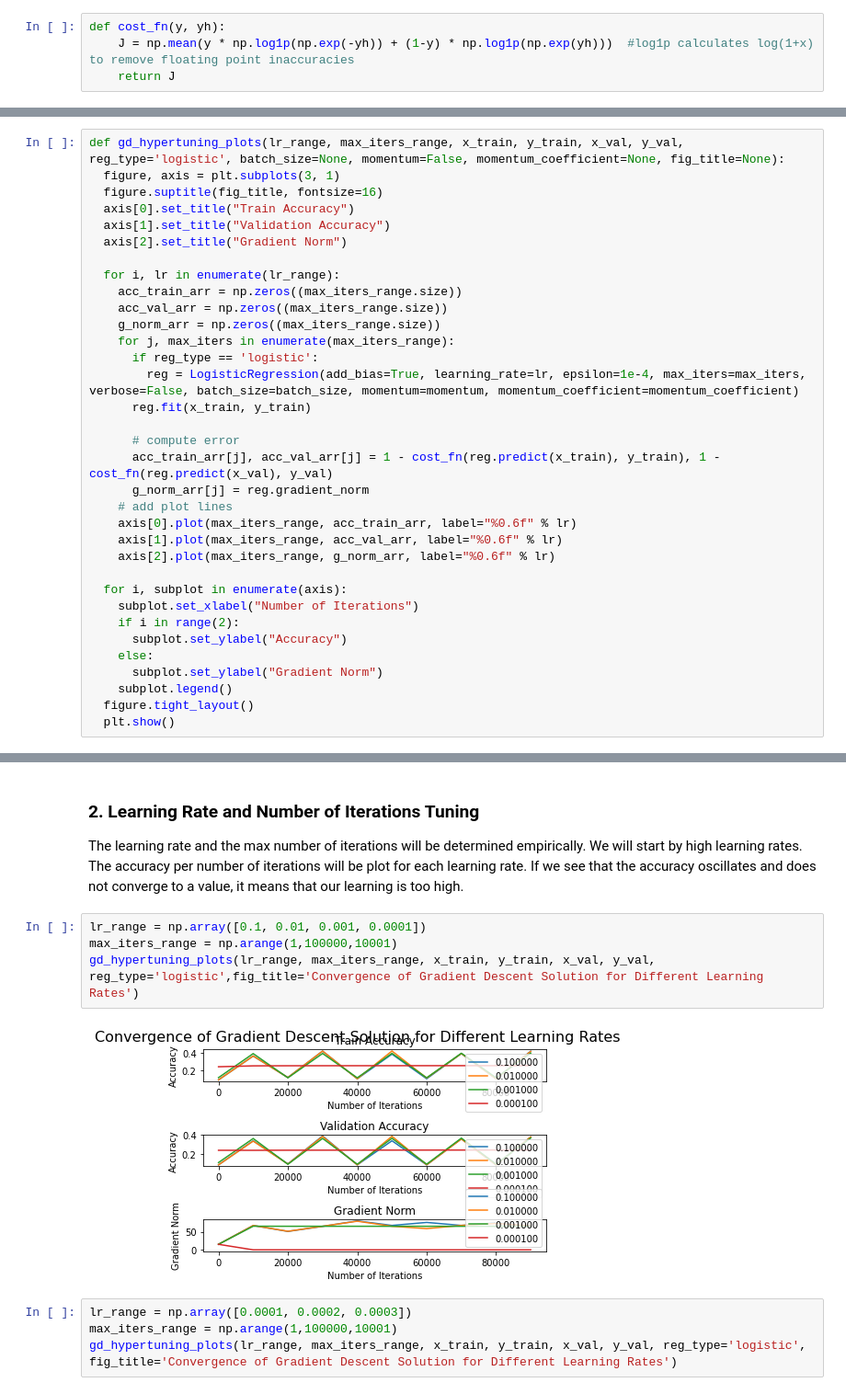
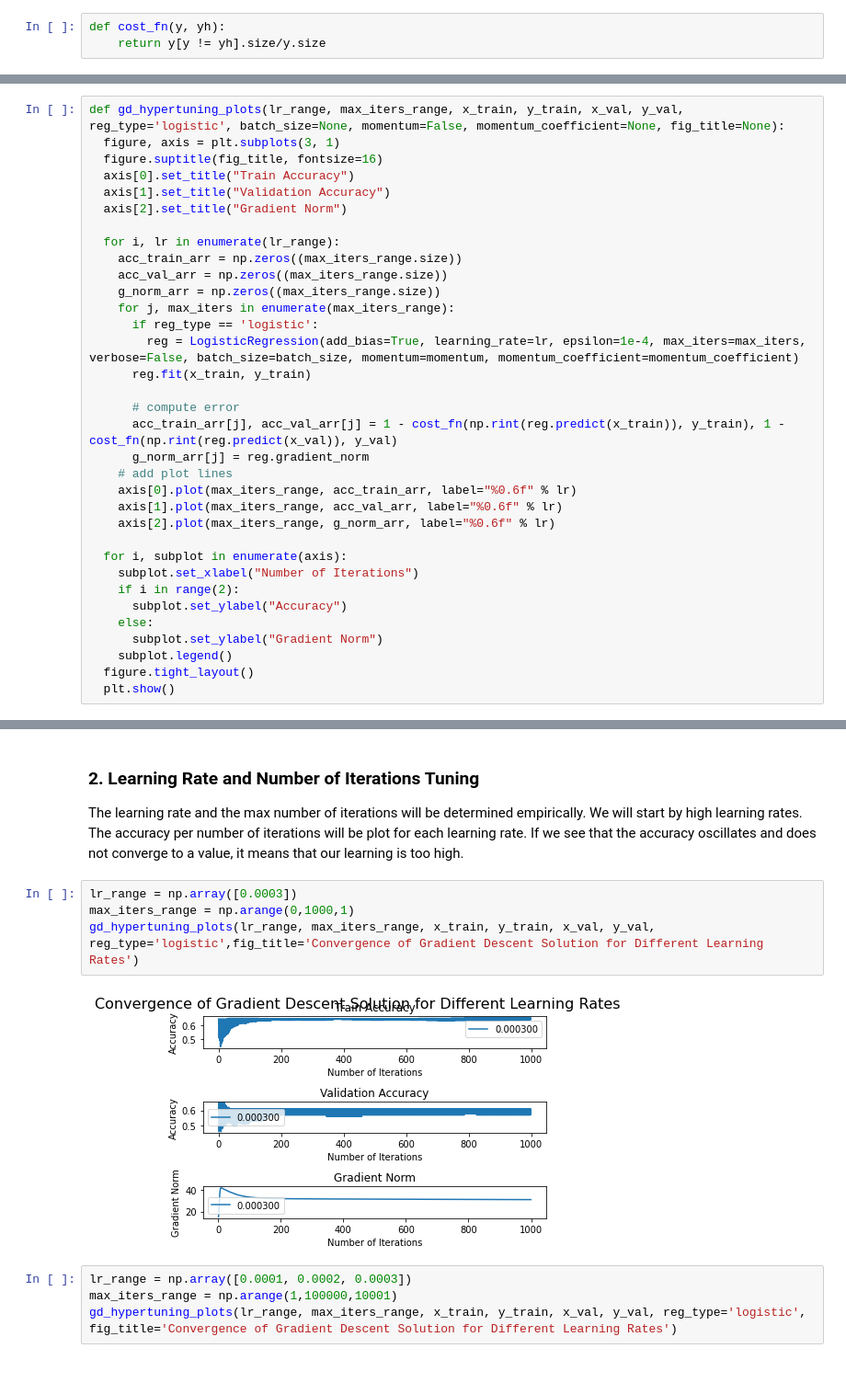
Before and after one commit to chrismartel/COMP551, a Jupyter notebook: projects/p2/diabetes.ipynb, the cells around one changed output, grey strips where cells are left out. Shown at 92% size. Drawn from its saved outputs; the diff is of its cells as text.

```diff
--- a/projects/p2/diabetes.ipynb
+++ b/projects/p2/diabetes.ipynb
@@ -116,10 +116,9 @@ class LogisticRegression:
       return running_average
 # %% [markdown]
 ### Cost Function
-# %%
-def cost_fn(y, yh):
-    J = np.mean(y * np.log1p(np.exp(-yh)) + (1-y) * np.log1p(np.exp(yh)))  #log1p calculates log(1+x) to remove floating point inaccuracies
-    return J
+# %%
+def cost_fn(y, yh):
+    return y[y != yh].size/y.size
 # %% [markdown]
 ### Gradient Descent Hyper-Parameter Tuning
 
@@ -142,7 +141,7 @@ def gd_hypertuning_plots(lr_range, max_iters_range, x_train, y_train, x_val, y_v
       reg.fit(x_train, y_train)
 
       # compute error
-      acc_train_arr[j], acc_val_arr[j] = 1 - cost_fn(reg.predict(x_train), y_train), 1 - cost_fn(reg.predict(x_val), y_val)
+      acc_train_arr[j], acc_val_arr[j] = 1 - cost_fn(np.rint(reg.predict(x_train)), y_train), 1 - cost_fn(np.rint(reg.predict(x_val)), y_val)
       g_norm_arr[j] = reg.gradient_norm
     # add plot lines
     axis[0].plot(max_iters_range, acc_train_arr, label="%0.6f" % lr)
@@ -170,11 +169,11 @@ x_val, y_val = val_df.iloc[:,:-1].to_numpy(), val_df.iloc[:,-1].to_numpy()
 
 The learning rate and the max number of iterations will be determined empirically. We will start by high learning rates. The accuracy per number of iterations will be plot for each learning rate. If we see that the accuracy oscillates and does not converge to a value, it means that our learning is too high.
 # %%
-lr_range = np.array([0.1, 0.01, 0.001, 0.0001])
-max_iters_range = np.arange(1,100000,10001)
+lr_range = np.array([0.0003])
+max_iters_range = np.arange(0,1000,1)
 gd_hypertuning_plots(lr_range, max_iters_range, x_train, y_train, x_val, y_val, reg_type='logistic',fig_title='Convergence of Gradient Descent Solution for Different Learning Rates')
 # %% [output]
-[figure, old version]
+[figure, new version]
 # %%
 lr_range = np.array([0.0001, 0.0002, 0.0003])
 max_iters_range = np.arange(1,100000,10001)
```
Also changed, not shown: parts of 2 cells of this notebook.
